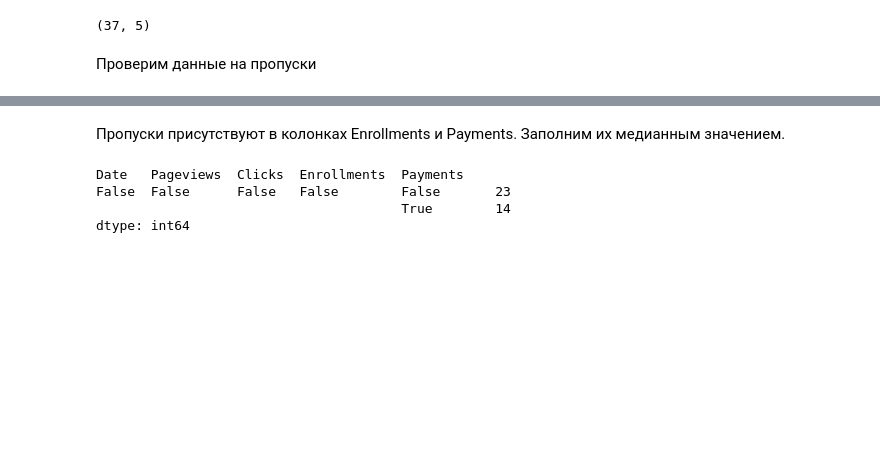
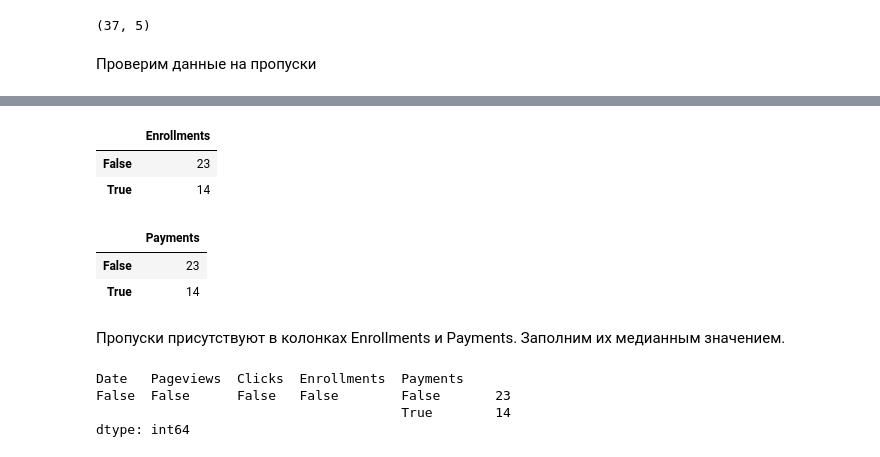
Before and after one commit to JacKira/IT_project, a Jupyter notebook: PipeLine.ipynb, the cells around one changed output, grey strips where cells are left out. Drawn from its saved outputs; the diff is of its cells as text; code cells hidden in the pictures; blank space fills up the shorter version.

```diff
--- a/PipeLine.ipynb
+++ b/PipeLine.ipynb
@@ -34,3 +34,15 @@ dtype: int64
+# %%
+pd.DataFrame(df.Enrollments.isna().value_counts())
+# %% [output]
+|  | Enrollments |
+| False | 23 |
+| True | 14 |
+# %%
+pd.DataFrame(df.Payments.isna().value_counts())
+# %% [output]
+|  | Payments |
+| False | 23 |
+| True | 14 |
 # %% [markdown]
 Пропуски присутствуют в колонках Enrollments и Payments. Заполним их медианным значением.
 # %%
```
Also changed, not shown: parts of 1 cell of this notebook, 1 other file.
